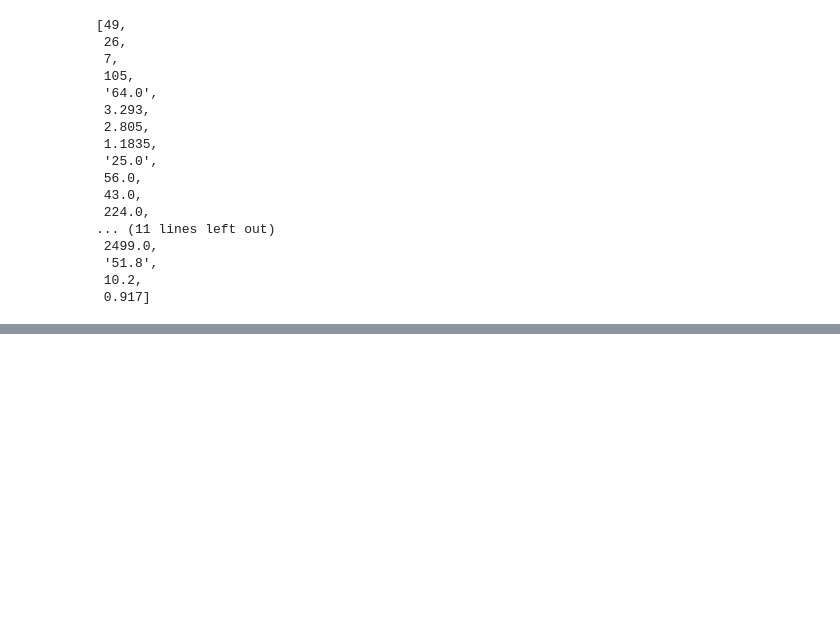
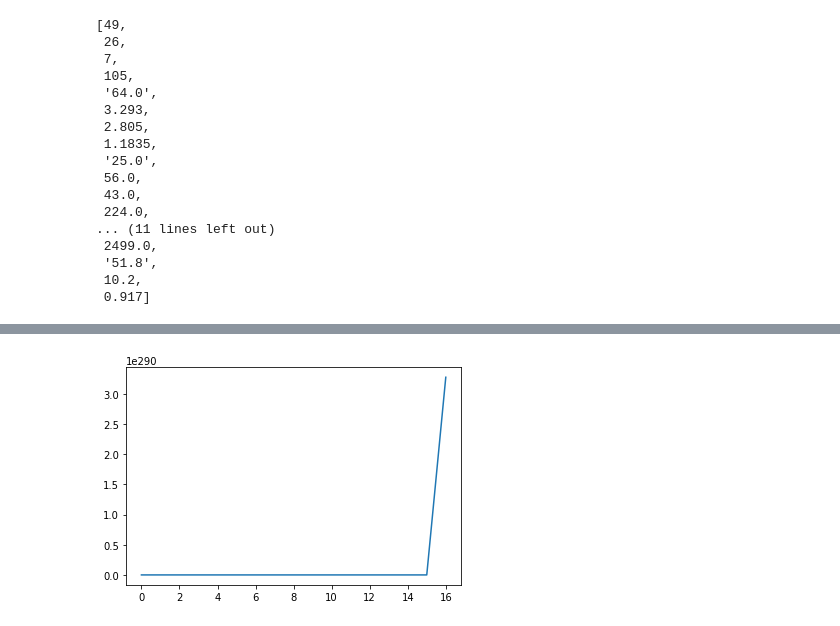
Before and after one commit to Noah-Boulton/SENG474, a Jupyter notebook: Project/Project.ipynb, the cells around one changed output, grey strips where cells are left out. Cells and saved outputs as stored; diff of their text form; code cells hidden in the pictures; blank space fills up the shorter version.

```diff
--- a/Project/Project.ipynb
+++ b/Project/Project.ipynb
@@ -385,0 +408,5 @@ data_regression.head()
+# %%
+X,y = prepare(data_regression)
+
+print(X)
+print(y)
@@ -385,0 +430,21 @@ data_regression.head()
+# %%
+def error_mean_error_regresesion(X,y,w):
+    return (1/(2*len(y))) * (np.sum((y-w@X.T)**2))
+# %%
+def fit_regression(X,y,kappa,iter):
+    w = np.zeros((1,X.shape[1]))
+    E = []
+
+    #TODO
+    for i in range(0,iter):
+        E.append(error_mean_error_regresesion(X,y,w))
+        w = w + kappa*((1/len(y))*(np.sum((y-w@X.T).T*X, axis=0, keepdims=True)))
+    return w,E
+
+kappa = [0.01]
+for i in range(0, len(kappa)):
+    w,E = fit_regression(X,y,kappa[i],100)
+    plt.plot(E)
+    plt.show()
+# %% [output]
+[figure, added]
```
Also changed, not shown: parts of 12 cells of this notebook, 1 other file.
